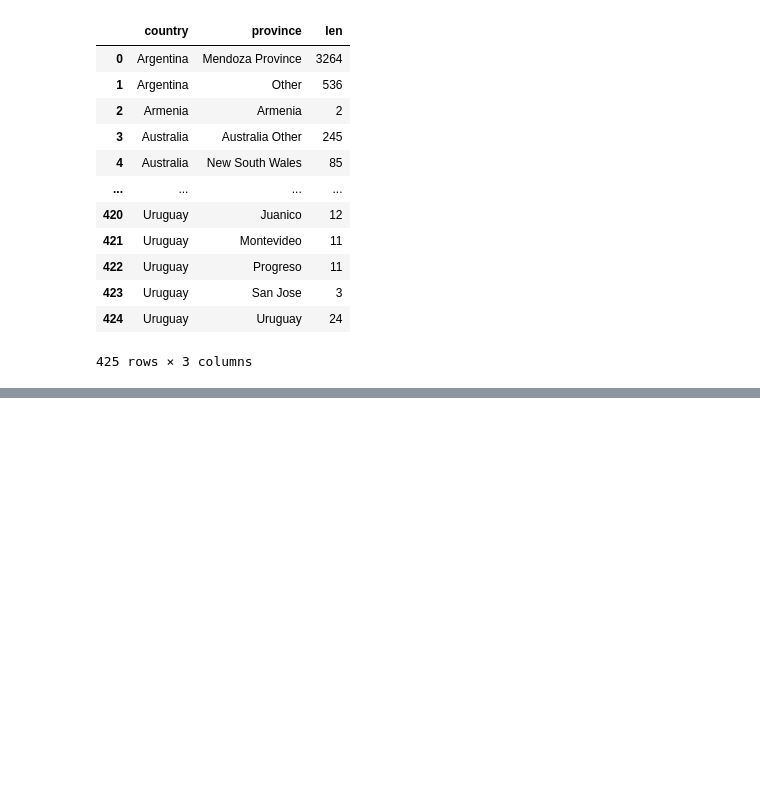
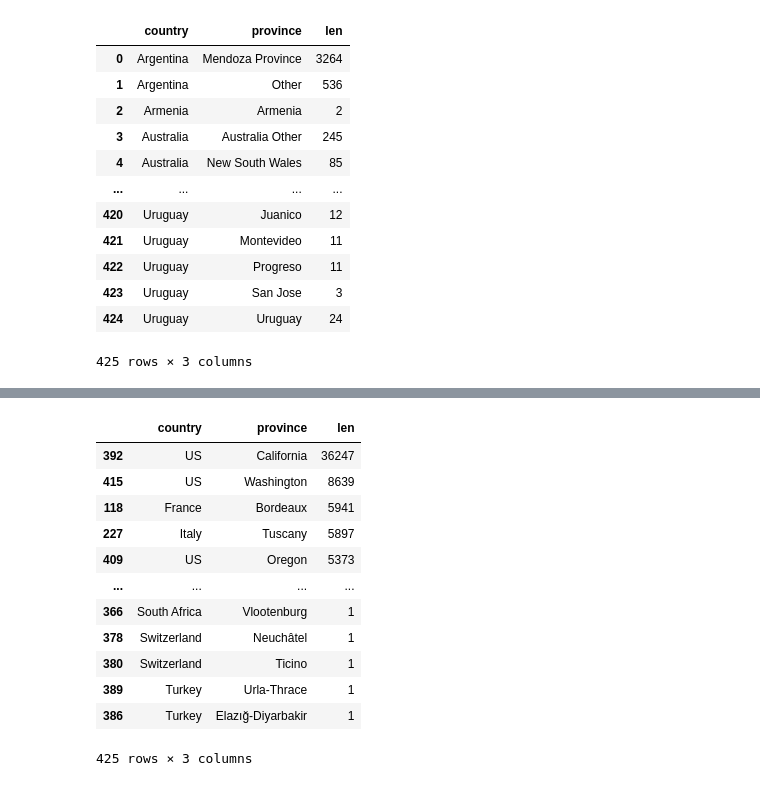
Before and after one commit to Krriisshna/Kaggle, a Jupyter notebook: Pandas/Pandas.ipynb, the cells around one changed output, grey strips where cells are left out. Cells and saved outputs as stored; diff of their text form; code cells hidden in the pictures; blank space fills up the shorter version.

```diff
--- a/Pandas/Pandas.ipynb
+++ b/Pandas/Pandas.ipynb
@@ -731,0 +752,17 @@ countries_reviewed.reset_index()
+# %%
+# sorting in descending order.
+countries_reviewed.sort_values(by='len', ascending=False)
+# %% [output]
+|  | country | province | len |
+| 392 | US | California | 36247 |
+| 415 | US | Washington | 8639 |
+| 118 | France | Bordeaux | 5941 |
+| 227 | Italy | Tuscany | 5897 |
+| 409 | US | Oregon | 5373 |
+| ... | ... | ... | ... |
+| 366 | South Africa | Vlootenburg | 1 |
+| 378 | Switzerland | Neuchâtel | 1 |
+| 380 | Switzerland | Ticino | 1 |
+| 389 | Turkey | Urla-Thrace | 1 |
+| 386 | Turkey | Elazığ-Diyarbakir | 1 |
+425 rows × 3 columns
```
Also changed, not shown: parts of 18 cells of this notebook.
